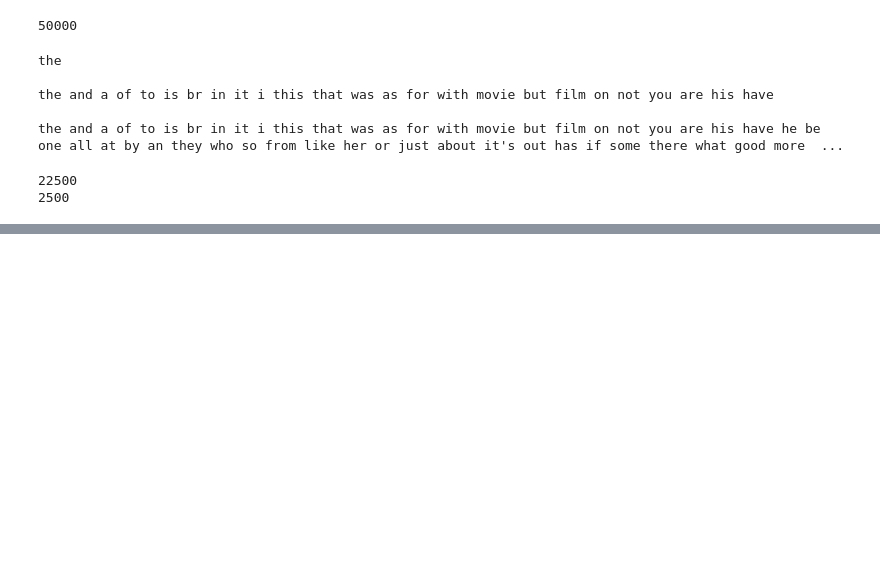
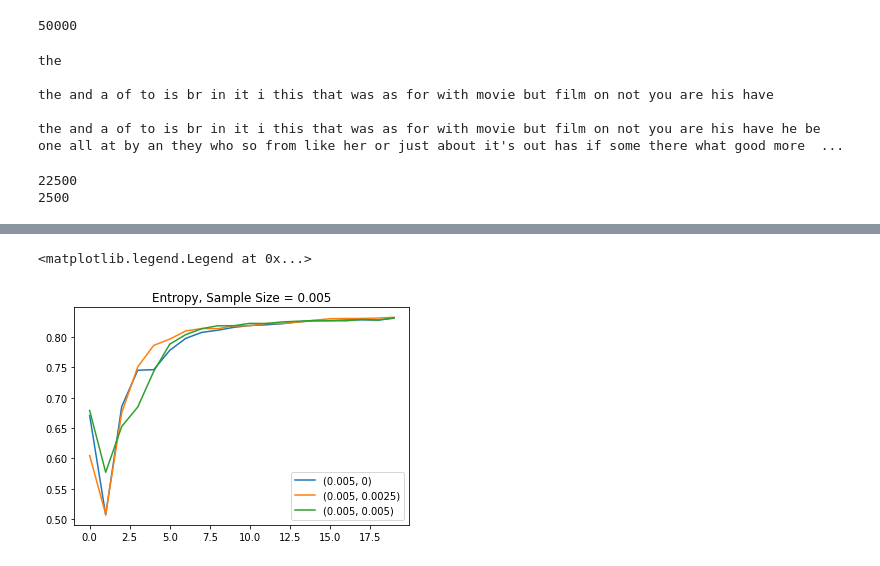
Before and after one commit to tegh-aiden/notebooks, a Jupyter notebook: IMDB Classification w Active Learning Technique.ipynb, the cells around one changed output, grey strips where cells are left out. Cells and saved outputs as stored; diff of their text form; code cells hidden in the pictures; blank space fills up the shorter version.

```diff
--- a/IMDB Classification w Active Learning Technique.ipynb
+++ b/IMDB Classification w Active Learning Technique.ipynb
@@ -125,3 +125,18 @@ def NB_with_TFIDF(iters, pct_acq, metric, pct_del = 0, features = 10000):
         del model
     print(accuracy)
     return accuracy
+# %%
+pct_acq = [0.005, 0.01, 0.02]
+pct_del = [0, 0.025, 0.05]
+
+
+totals = list()
+
+for x in pct_acq:
+    n = int(0.1/x) - 1
+    for y in pct_del:
+        acc = np.zeros(n+1)
+        for i in range(5):
+            result = NB_with_TFIDF(n, x, 'entropy', pct_del = y)
+            acc += result
+        totals.append(acc)
@@ -127,0 +161,15 @@ def NB_with_TFIDF(iters, pct_acq, metric, pct_del = 0, features = 10000):
+# %%
+pct_acq = [0.005, 0.01, 0.02]
+pct_del = [0, 0.0025, 0.005]
+
+
+LC_totals = list()
+
+for x in pct_acq:
+    n = int(0.1/x) - 1
+    for y in pct_del:
+        acc = np.zeros(n+1)
+        for i in range(5):
+            result = NB_with_TFIDF(n, x, 'LC', pct_del = y)
+            acc += result
+        totals.append(acc)
@@ -127,0 +216,10 @@ def NB_with_TFIDF(iters, pct_acq, metric, pct_del = 0, features = 10000):
+# %%
+fig, ax = plt.subplots()
+ax.plot(x[0], label='(0.005, 0)')
+ax.plot(x[1], label='(0.005, 0.0025)')
+ax.plot(x[2], label='(0.005, 0.005)')
+ax.set_title("Entropy, Sample Size = 0.005")
+ax.legend()
+# %% [output]
+<matplotlib.legend.Legend at 0x...>
+[figure, added]
```
Also changed, not shown: parts of 8 cells of this notebook.
